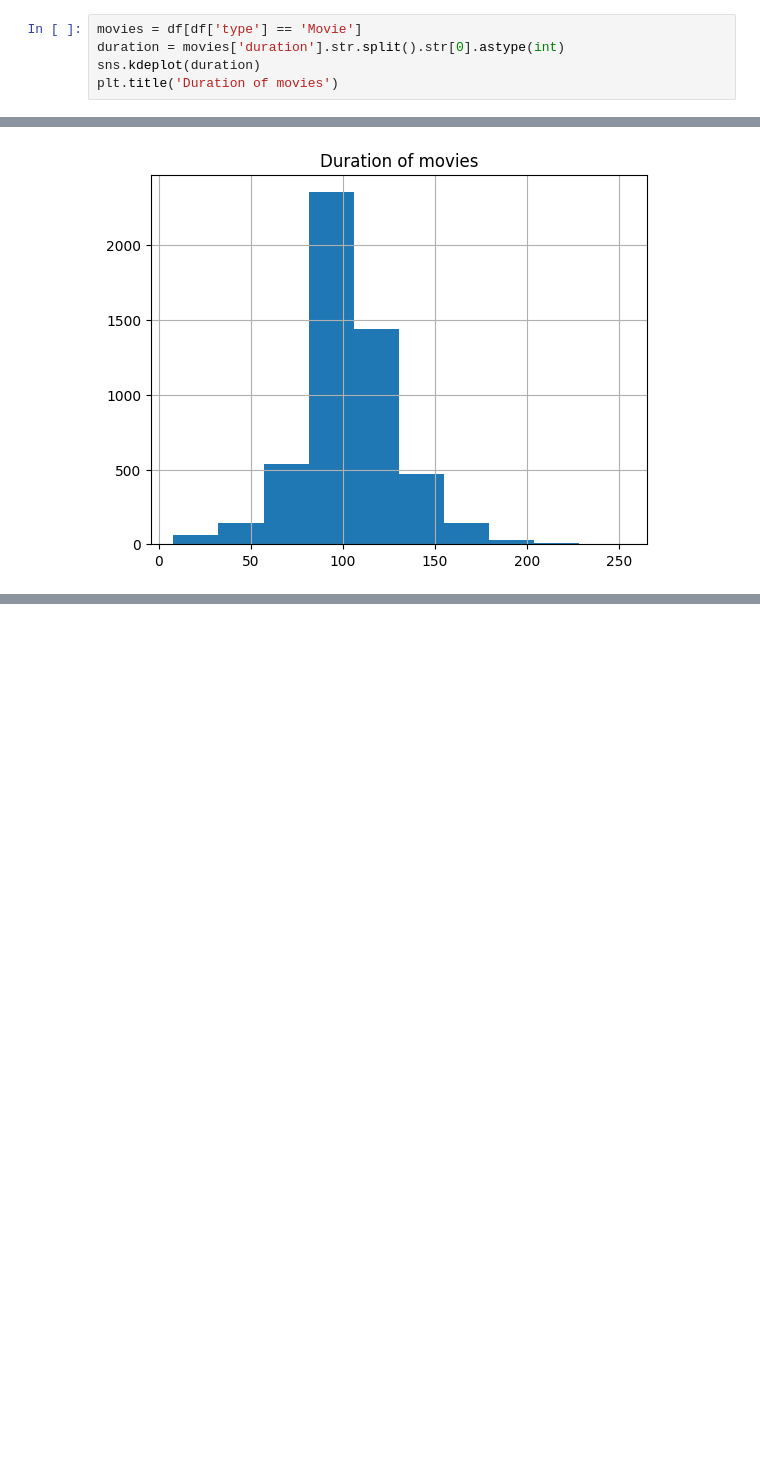
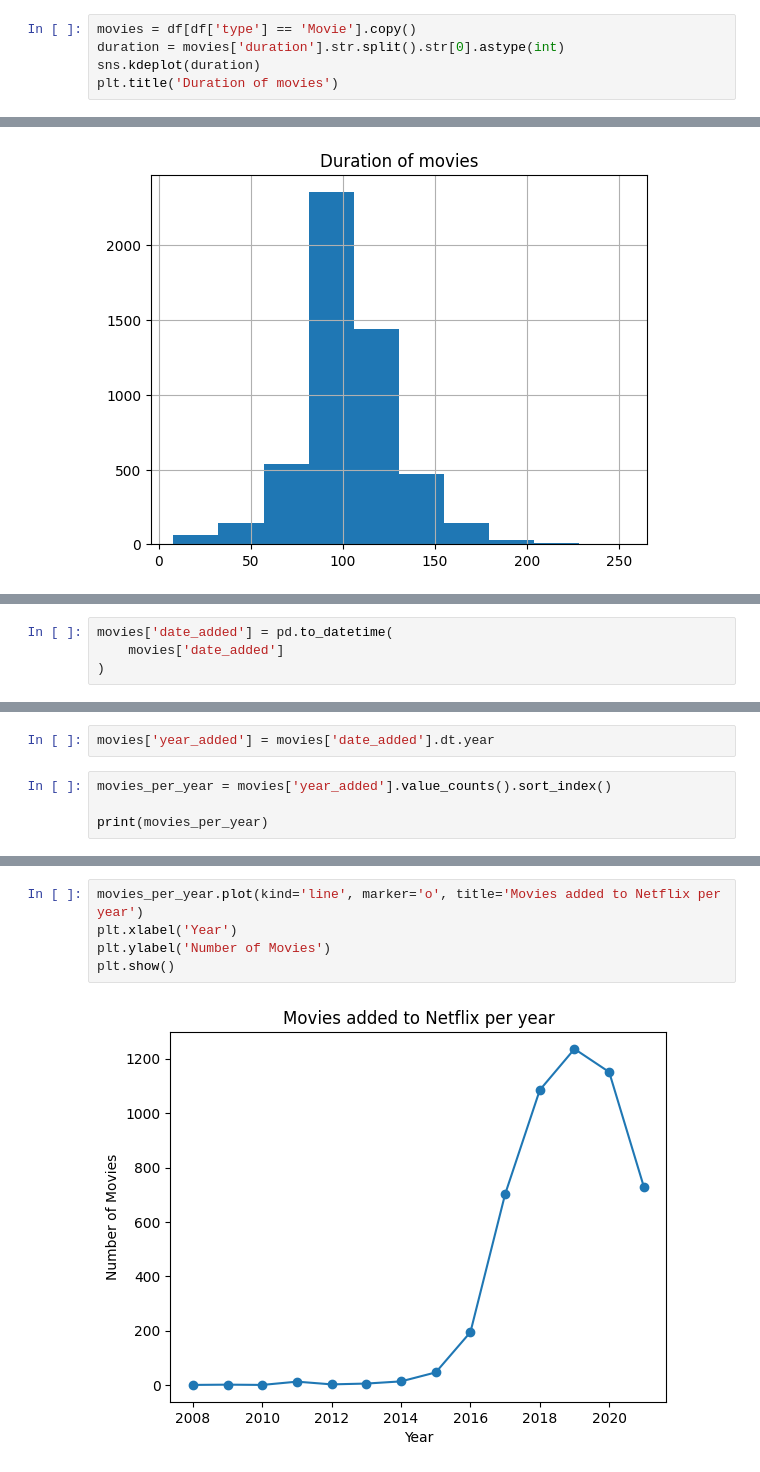
Before and after one commit to gregloos/netflix-eda, a Jupyter notebook: EDA_netflix.ipynb, the cells around one changed output, grey strips where cells are left out. Drawn from its saved outputs; the diff is of its cells as text; blank space fills up the shorter version.

Commit message:
did some more charts

```diff
--- a/EDA_netflix.ipynb
+++ b/EDA_netflix.ipynb
@@ -201,7 +201,7 @@ df['rating'].value_counts().plot(kind='bar', title='Ratings distributions')
 <Axes: title={'center': 'Ratings distributions'}, xlabel='rating'>
 [figure]
 # %%
-movies = df[df['type'] == 'Movie']
+movies = df[df['type'] == 'Movie'].copy()
 duration = movies['duration'].str.split().str[0].astype(int)
 sns.kdeplot(duration)
 plt.title('Duration of movies')
@@ -216,0 +233,4 @@ Text(0.5, 1.0, 'Duration of movies')
+# %%
+movies['date_added'] = pd.to_datetime(
+    movies['date_added']
+)
@@ -216,0 +250,6 @@ Text(0.5, 1.0, 'Duration of movies')
+# %%
+movies['year_added'] = movies['date_added'].dt.year
+# %%
+movies_per_year = movies['year_added'].value_counts().sort_index()
+
+print(movies_per_year)
@@ -216,0 +273,7 @@ Text(0.5, 1.0, 'Duration of movies')
+# %%
+movies_per_year.plot(kind='line', marker='o', title='Movies added to Netflix per year')
+plt.xlabel('Year')
+plt.ylabel('Number of Movies')
+plt.show()
+# %% [output]
+[figure, added]
```
Also changed, not shown: parts of 11 cells of this notebook.
